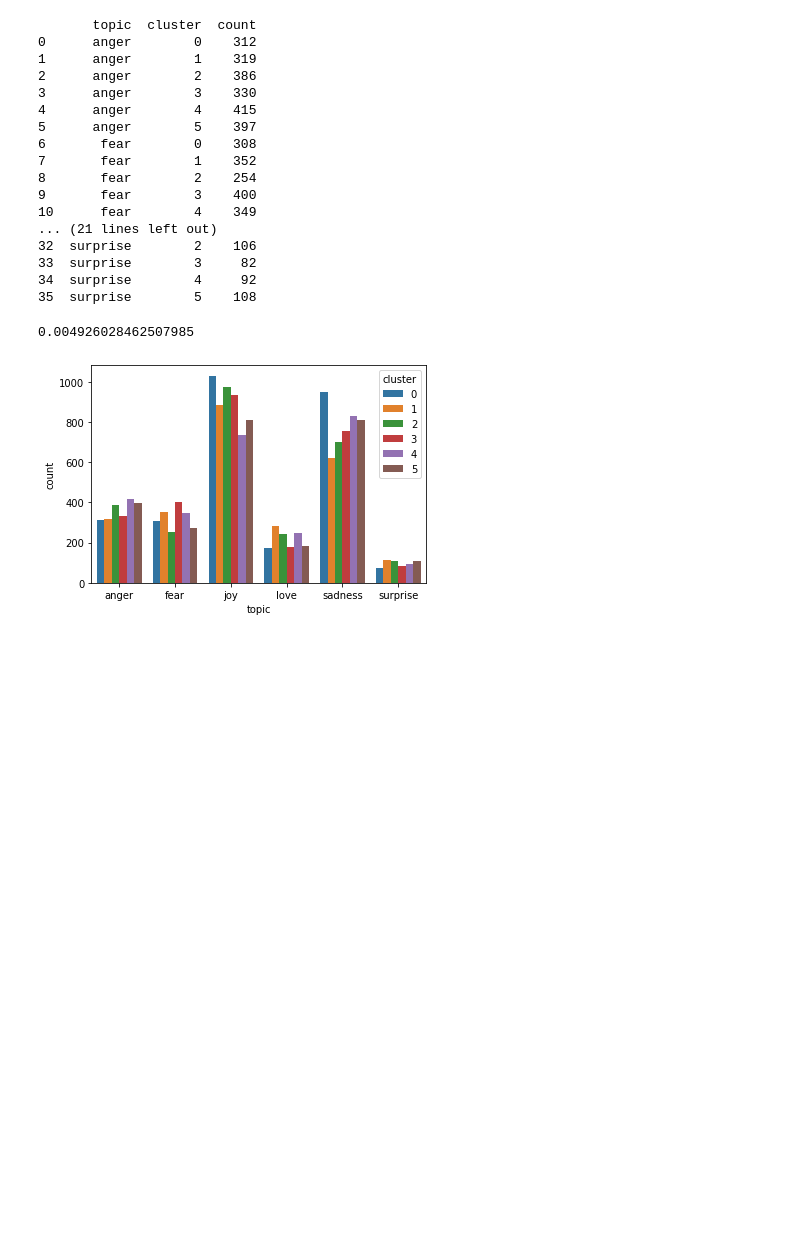
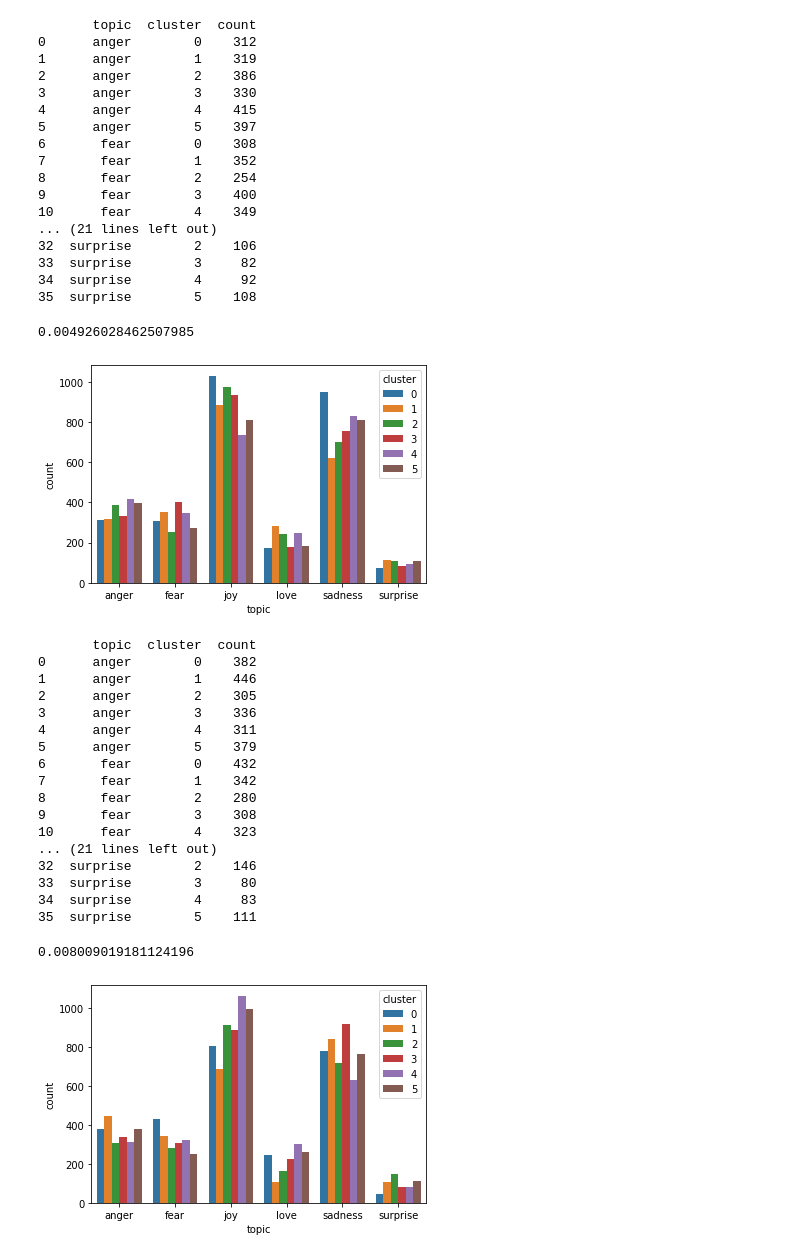
Before and after one commit to hiennguyen26/Emotions_Topics_Modeling, a Jupyter notebook: Emotions_LDA.ipynb, the cells around one changed output. Cells and saved outputs as stored; diff of their text form; code cells hidden in the pictures; blank space fills up the shorter version.

```diff
--- a/Emotions_LDA.ipynb
+++ b/Emotions_LDA.ipynb
@@ -366,6 +366,8 @@ processed_docs_val = val_set['text'].map(preprocess)
 processed_docs_val = remove_stopwords(processed_docs)
 
 bow_vector_val = [id2word.doc2bow(doc) for doc in processed_docs_val]
+
+tfdif_corpus_val = tfidf[bow_vector_val]
 # %%
 def eval_score(lda_model, corpus, num_text):
     scores = lda_model[corpus[num_text]]
@@ -375,6 +377,9 @@ def eval_score(lda_model, corpus, num_text):
 
 eval_list = [eval_score(lda_model=lda_model, corpus=bow_vector_val,  num_text=num_text) for num_text in range(len(val_set["text"]))]
 predicted_labels = [label for label, _ in eval_list]
+# %%
+eval_list_tfidf = [eval_score(lda_model=lda_model_tfidf, corpus=tfdif_corpus_val,  num_text=num_text) for num_text in range(len(val_set["text"]))]
+predicted_labels_tfidf = [label for label, _ in eval_list_tfidf]
 # %%
 import seaborn as sns
 from sklearn.metrics import v_measure_score
@@ -416,3 +421,25 @@ breakdown_clusters_by_ground_truth(val_set["sentiment"], predicted_labels, True)
 35  surprise        5    108
 0.004926028462507985
 [figure]
+# %%
+breakdown_clusters_by_ground_truth(val_set["sentiment"], predicted_labels_tfidf, True)
+# %% [output]
+       topic  cluster  count
+0      anger        0    382
+1      anger        1    446
+2      anger        2    305
+3      anger        3    336
+4      anger        4    311
+5      anger        5    379
+6       fear        0    432
+7       fear        1    342
+8       fear        2    280
+9       fear        3    308
+10      fear        4    323
+... (21 lines left out)
+32  surprise        2    146
+33  surprise        3     80
+34  surprise        4     83
+35  surprise        5    111
+0.008009019181124196
+[figure, added]
```
Also changed, not shown: 9 other files.
